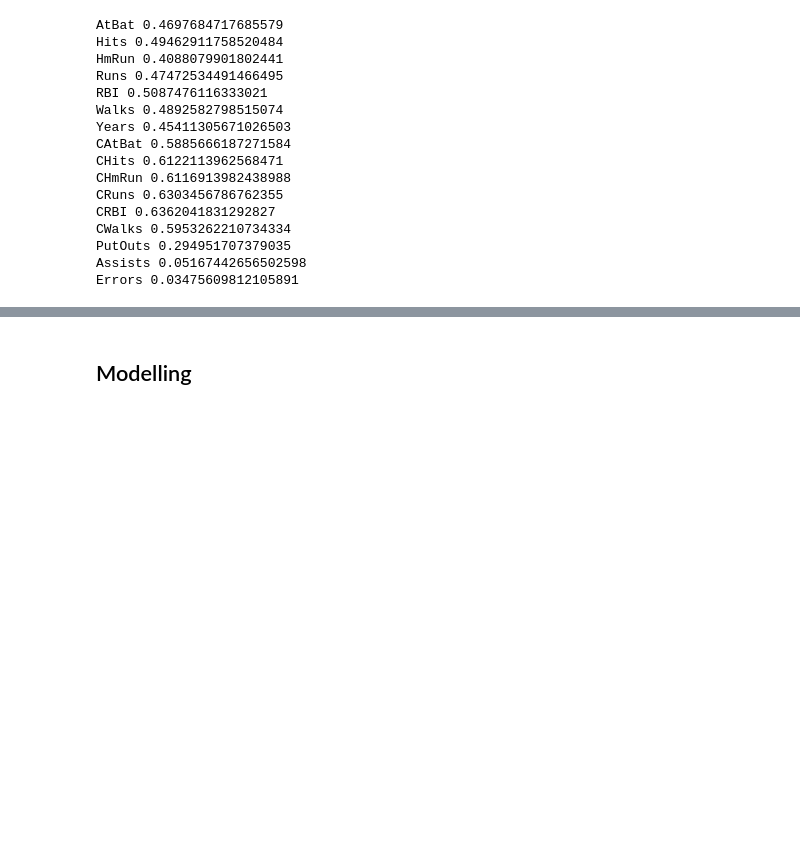
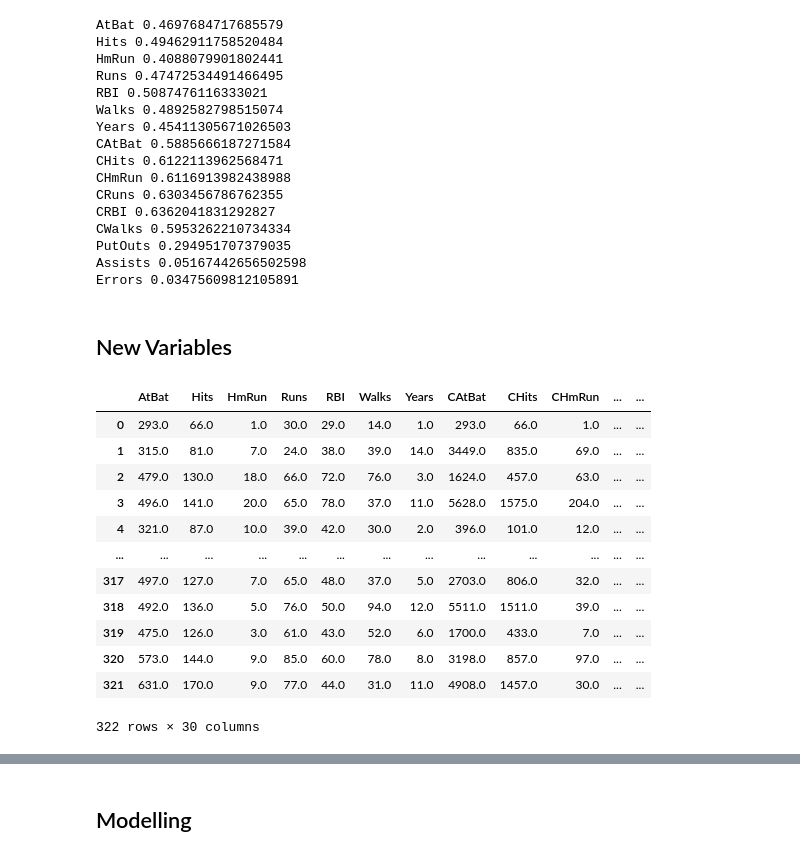
Before and after one commit to erayglr/Baseball-Salary-Prediction, a Jupyter notebook: salary-prediction-with-regression.ipynb, the cells around one changed output, grey strips where cells are left out. Drawn from its saved outputs; the diff is of its cells as text; code cells hidden in the pictures; blank space fills up the shorter version.

```diff
--- a/salary-prediction-with-regression.ipynb
+++ b/salary-prediction-with-regression.ipynb
@@ -18,7 +18,7 @@ from sklearn.impute import KNNImputer
 # %% [markdown]
 ## Reading in a dataset
 # %%
-df = pd.read_csv("/kaggle/input/baseball-dataset/hitters.csv")
+df = pd.read_csv("/kaggle/input/hitterss/hitters.csv")
 # %%
 df
 # %% [output]
@@ -306,3 +308,39 @@ CWalks 0.5953262210734334
 PutOuts 0.294951707379035
 Assists 0.05167442656502598
 Errors 0.03475609812105891
+# %% [markdown]
+## New Variables
+# %%
+#Batting Average
+df1["HITS_SUCCESS"]= df1['Hits']/df1['AtBat']
+# HmRun/AtBat - Perfect hits per hits in 1986-1987 season
+
+df1["HMRUN_ATBAT"] = df1["HmRun"] / df1["AtBat"] * 100
+
+
+df1["RUN_SUCCESS"]= df1['HmRun']/(df1['Runs'] + 0.00001)
+df1["HMRUN_RATE"] = df1["HmRun"] /( df1["CHmRun"] + 0.00001)
+df1["WALKS_RATE"] = df1["Walks"] / (df1["CWalks"]+0.00001)
+df1["RBI_RATE"] = df1["RBI"] / (df1["CRBI"]+0.00001)
+df1["HITS_RATE"] = df1["Hits"] / df1["CHits"]
+df1["RUN_RATE"] = df1["Runs"] / df1["CRuns"]
+# Errors/CWalks - Player's error per mistakes done to the opponent
+df1["ERROR_MEAN"] = df["Errors"] / df["CWalks"] * 100
+df1["ERROR_MEAN"] = df1["ERROR_MEAN"].replace(np.inf,0)
+
+df1["ULTIMATE_POWER"] = (df1["CHits"] + df1["CHmRun"] + df1["CRuns"]) / 3
+df1
+# %% [output]
+|  | AtBat | Hits | HmRun | Runs | RBI | Walks | Years | CAtBat | CHits | CHmRun | ... | ... |
+| 0 | 293.0 | 66.0 | 1.0 | 30.0 | 29.0 | 14.0 | 1.0 | 293.0 | 66.0 | 1.0 | ... | ... |
+| 1 | 315.0 | 81.0 | 7.0 | 24.0 | 38.0 | 39.0 | 14.0 | 3449.0 | 835.0 | 69.0 | ... | ... |
+| 2 | 479.0 | 130.0 | 18.0 | 66.0 | 72.0 | 76.0 | 3.0 | 1624.0 | 457.0 | 63.0 | ... | ... |
+| 3 | 496.0 | 141.0 | 20.0 | 65.0 | 78.0 | 37.0 | 11.0 | 5628.0 | 1575.0 | 204.0 | ... | ... |
+| 4 | 321.0 | 87.0 | 10.0 | 39.0 | 42.0 | 30.0 | 2.0 | 396.0 | 101.0 | 12.0 | ... | ... |
+| ... | ... | ... | ... | ... | ... | ... | ... | ... | ... | ... | ... | ... |
+| 317 | 497.0 | 127.0 | 7.0 | 65.0 | 48.0 | 37.0 | 5.0 | 2703.0 | 806.0 | 32.0 | ... | ... |
+| 318 | 492.0 | 136.0 | 5.0 | 76.0 | 50.0 | 94.0 | 12.0 | 5511.0 | 1511.0 | 39.0 | ... | ... |
+| 319 | 475.0 | 126.0 | 3.0 | 61.0 | 43.0 | 52.0 | 6.0 | 1700.0 | 433.0 | 7.0 | ... | ... |
+| 320 | 573.0 | 144.0 | 9.0 | 85.0 | 60.0 | 78.0 | 8.0 | 3198.0 | 857.0 | 97.0 | ... | ... |
+| 321 | 631.0 | 170.0 | 9.0 | 77.0 | 44.0 | 31.0 | 11.0 | 4908.0 | 1457.0 | 30.0 | ... | ... |
+322 rows × 30 columns
```
Also changed, not shown: parts of 19 cells of this notebook.
